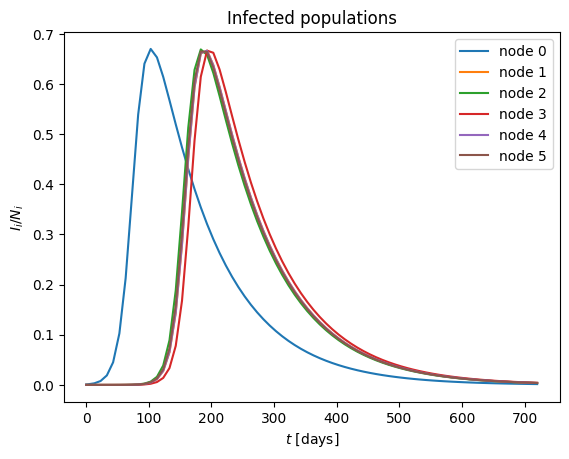
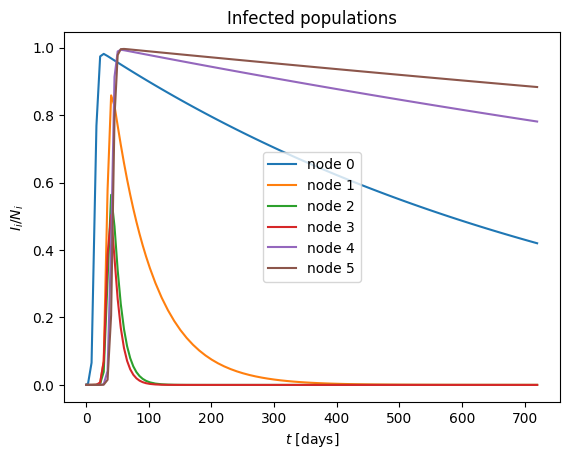
Unified diff of the notebook cell whose output changed from the first chart to the second:
--- before
+++ after
@@ -1,4 +1,4 @@
 for (i, I_i) in enumerate(I):
-    plt.plot(t, I_i / 1e5, label = f'node {i}')
+    plt.plot(t, I_i / populations[i], label = f'node {i}')
     
 plt.title('Infected populations')

Commit: A recovery rate furcsa